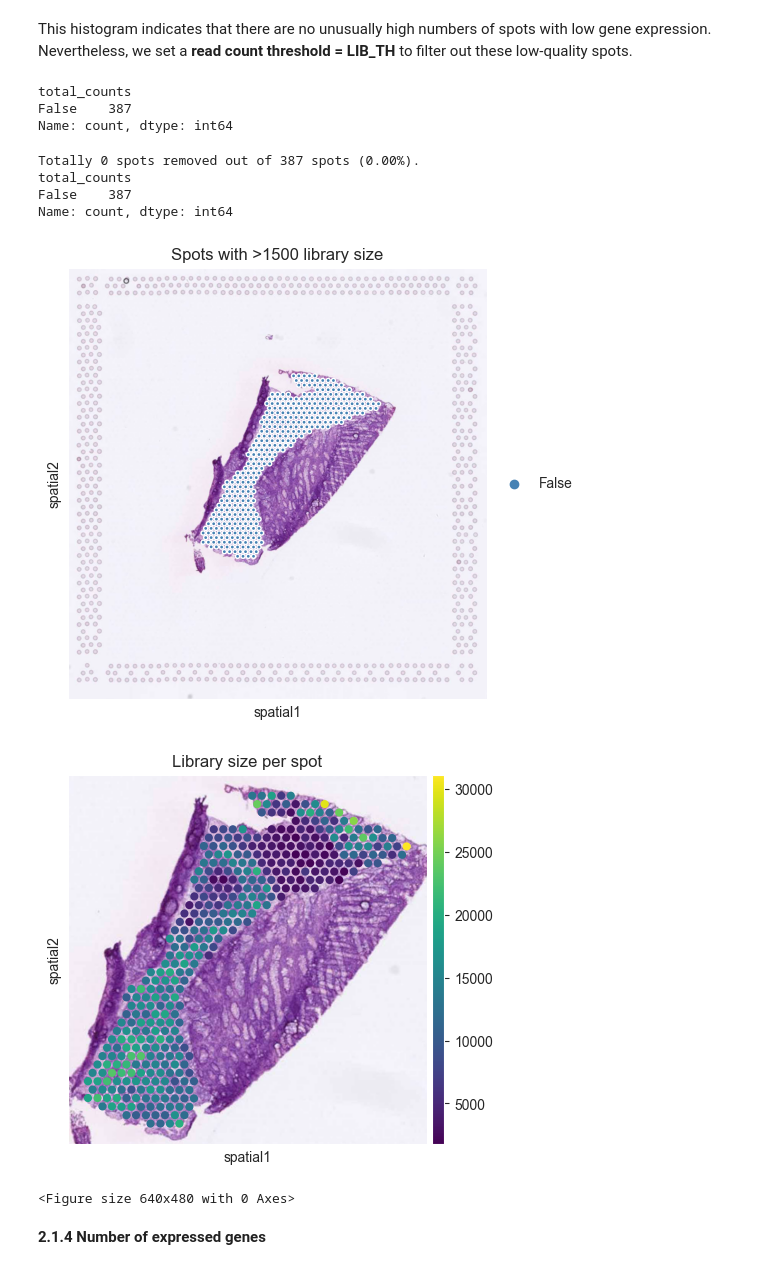
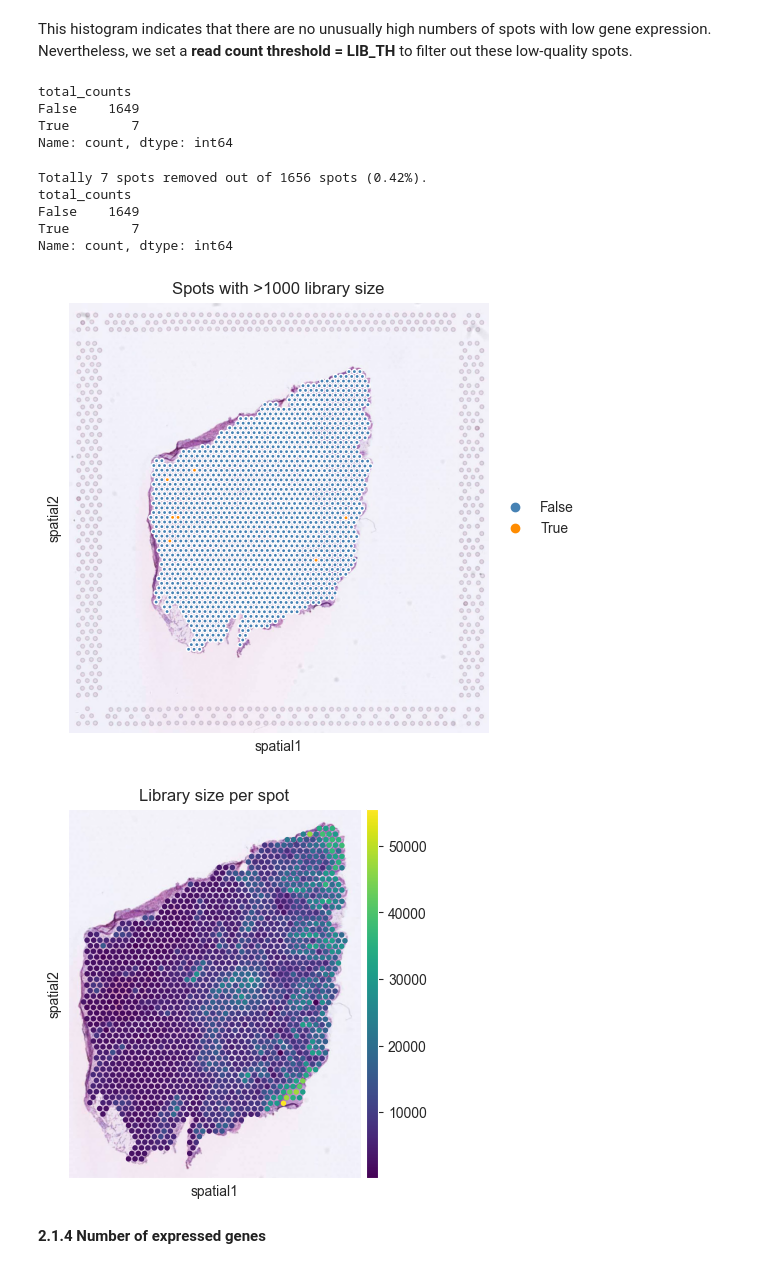
Before and after one commit to nikolienka24/IV114_ST, a Jupyter notebook: qc.ipynb, the cells around one changed output. Saved outputs shown, nothing was run; the diff lists cells and outputs as text; code cells hidden in the pictures.

```diff
--- a/qc.ipynb
+++ b/qc.ipynb
@@ -11,10 +11,10 @@ Variables that can be modified in this notebook
 ---
 **Set following variables if you are running notebook interactively.**
 # %%
-input_path_default = "data/SN124_A595688_Rep2"
-lib_th_default = 1500
-gene_th_default = 1000
-mito_th_default = 19
+input_path_default = "data/SN124_A798015_Rep2"
+lib_th_default = 1000
+gene_th_default = 750
+mito_th_default = 18
 cell_th_default = 10
 bins_default = 50
 suppress_warnings_default = False
@@ -266,7 +266,8 @@ qc_lib_size = adata.obs['total_counts'] < LIB_TH  # Boolean mask: True for spots
 print(qc_lib_size.value_counts())
 # %% [output]
 total_counts
-False    387
+False    1649
+True        7
 Name: count, dtype: int64
 # %%
 # Convert boolean mask to categorical
@@ -291,18 +292,31 @@ tot = len(adata)
 print(f"Totally {rem} spots removed out of {tot} spots ({rem/tot:.2%}).")
 print(qc_lib_size.value_counts())
 # %% [output]
-Totally 0 spots removed out of 387 spots (0.00%).
+Totally 7 spots removed out of 1656 spots (0.42%).
 total_counts
-False    387
+False    1649
+True        7
 Name: count, dtype: int64
-[figure, old version]
+[figure, new version]
 # %%
-# Display a spatial plot for the selected QC metric within the tissue
-sc.pl.spatial(adata, color="total_counts", cmap="viridis", size=1.3, title="Library size per spot")
-plt.savefig(os.path.join("figures/show/qc/" + DATA_FOLDER_NAME + "/", "library_size.total_counts.png"), dpi=300, bbox_inches='tight')
+fig = sc.pl.spatial(
+    adata,
+    color="total_counts",
+    cmap="viridis",
+    size=1.3,
+    title="Library size per spot",
+    show=False,
+    return_fig=True
+)
+
+# Save the figure
+fig.savefig(
+    f"figures/show/qc/{DATA_FOLDER_NAME}/library_size.total_counts.png",
+    dpi=300,
+    bbox_inches="tight"
+)
 # %% [output]
-[figure, old version]
+[figure, new version]
-<Figure size 640x480 with 0 Axes>
 # %% [markdown]
 **2.1.4 Number of expressed genes**
 # %% [markdown]
```
Also changed, not shown: parts of 20 cells of this notebook.
